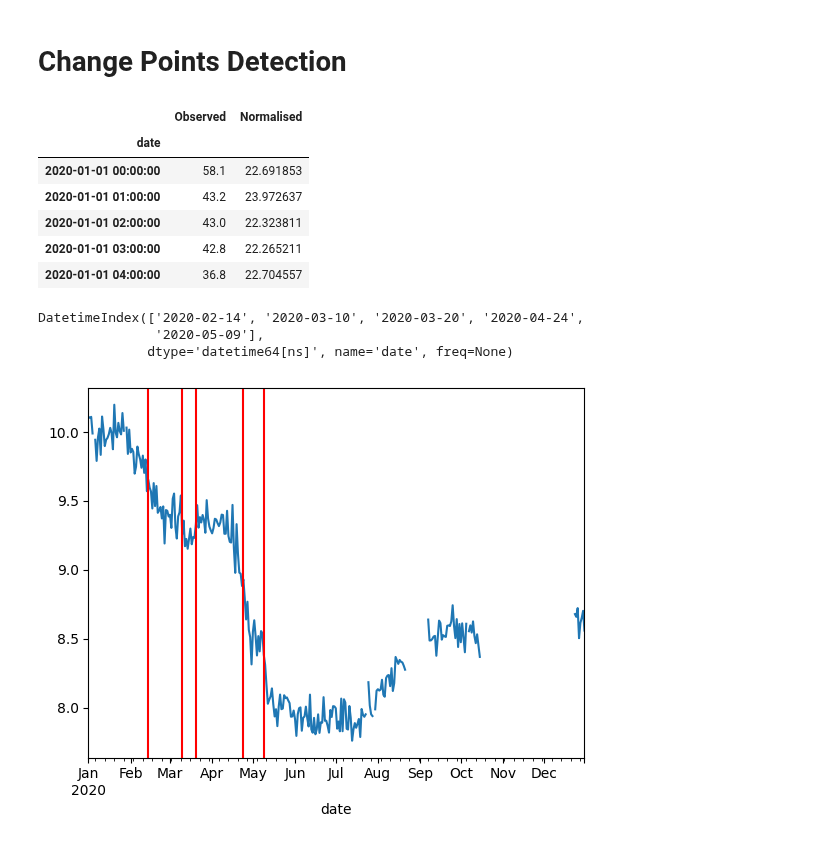
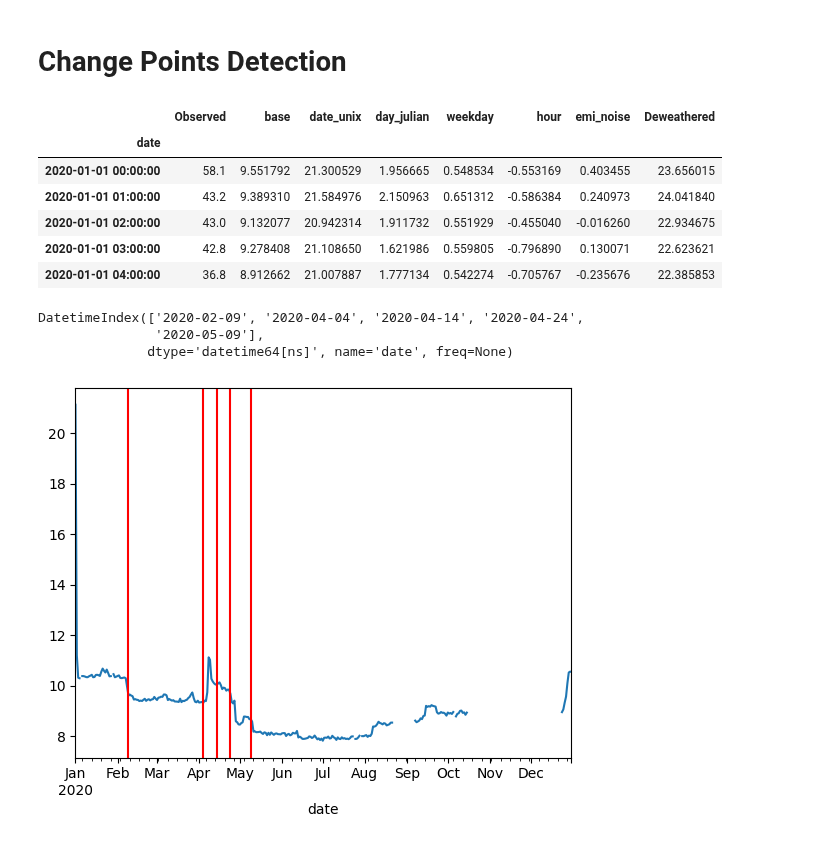
Before and after one commit to m-edal/normet, a Jupyter notebook: docs/notebooks/Case2_autodew.ipynb, the cells around one changed output. Saved outputs shown, nothing was run; the diff lists cells and outputs as text; code cells hidden in the pictures.

```diff
--- a/docs/notebooks/Case2_autodew.ipynb
+++ b/docs/notebooks/Case2_autodew.ipynb
@@ -222,7 +230,7 @@ df_dew
 # %% [markdown]
 # Time series decomposition
 # %%
-df_dewc, mod_stats=ad.ts_decom(df1, value='PM2.5',feature_names=['u10', 'v10', 'd2m', 't2m',
+df_dewca, mod_stats=ad.emi_decom(df1, value='PM2.5',feature_names=['u10', 'v10', 'd2m', 't2m',
        'blh', 'sp', 'ssrd', 'tcc', 'tp', 'rh2m','date_unix', 'day_julian', 'weekday',
        'hour'], split_method = 'random',time_budget=60,
                   n_samples=300,fraction=0.75)
@@ -442,30 +452,30 @@ pdp.pdp_nointeraction(automl,df1a,feature_names=all_features,variables=['rh2m','
 # %% [markdown]
 # Change Points Detection
 # %%
-df_dew.head()
+df_dewca.head()
 # %% [output]
-|  | Observed | Normalised |
-| date |  |  |
-| 2020-01-01 00:00:00 | 58.1 | 22.691853 |
-| 2020-01-01 01:00:00 | 43.2 | 23.972637 |
-| 2020-01-01 02:00:00 | 43.0 | 22.323811 |
-| 2020-01-01 03:00:00 | 42.8 | 22.265211 |
-| 2020-01-01 04:00:00 | 36.8 | 22.704557 |
+|  | Observed | base | date_unix | day_julian | weekday | hour | emi_noise | Deweathered |
+| date |  |  |  |  |  |  |  |  |
+| 2020-01-01 00:00:00 | 58.1 | 9.551792 | 21.300529 | 1.956665 | 0.548534 | -0.553169 | 0.403455 | 23.656015 |
+| 2020-01-01 01:00:00 | 43.2 | 9.389310 | 21.584976 | 2.150963 | 0.651312 | -0.586384 | 0.240973 | 24.041840 |
+| 2020-01-01 02:00:00 | 43.0 | 9.132077 | 20.942314 | 1.911732 | 0.551929 | -0.455040 | -0.016260 | 22.934675 |
+| 2020-01-01 03:00:00 | 42.8 | 9.278408 | 21.108650 | 1.621986 | 0.559805 | -0.796890 | 0.130071 | 22.623621 |
+| 2020-01-01 04:00:00 | 36.8 | 8.912662 | 21.007887 | 1.777134 | 0.542274 | -0.705767 | -0.235676 | 22.385853 |
 # %%
 import normet.cpd as cpd
 import matplotlib.pyplot as plt
 # %%
-pt=cpd.cpd_rupture(df_dewc.resample('1D').mean(),'date_unix',window=14, n=5)
+pt=cpd.cpd_rupture(df_dewca.resample('1D').mean(),'date_unix',window=14, n=5)
 # %%
 pt
 # %% [output]
-DatetimeIndex(['2020-02-14', '2020-03-10', '2020-03-20', '2020-04-24',
+DatetimeIndex(['2020-02-09', '2020-04-04', '2020-04-14', '2020-04-24',
                '2020-05-09'],
               dtype='datetime64[ns]', name='date', freq=None)
 # %%
 fig,ax=plt.subplots()
-df_dewc['date_unix'].resample('1D').mean().plot()
+df_dewca['date_unix'].resample('1D').mean().plot()
 for i in np.arange(len(pt)):
     ax.axvline(pt[i],c='r',label='ruptures')
 # %% [output]
-[figure, old version]
+[figure, new version]
```
Also changed, not shown: parts of 28 cells of this notebook, 3 other files.
